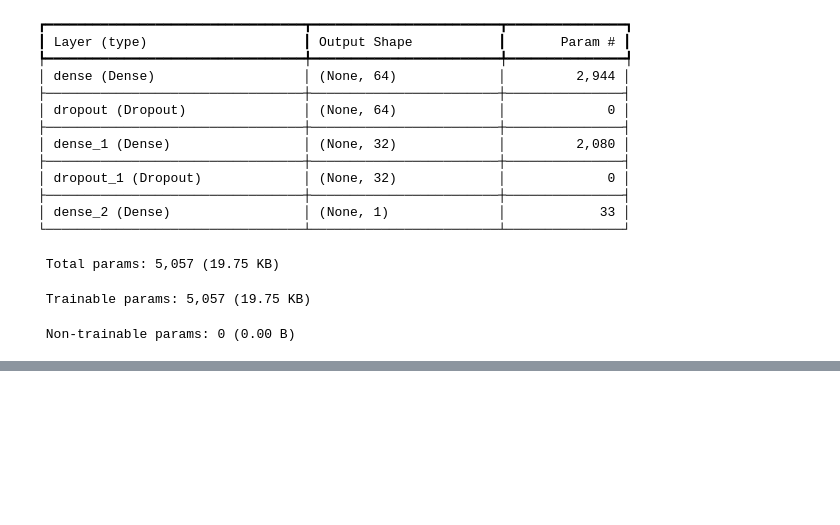
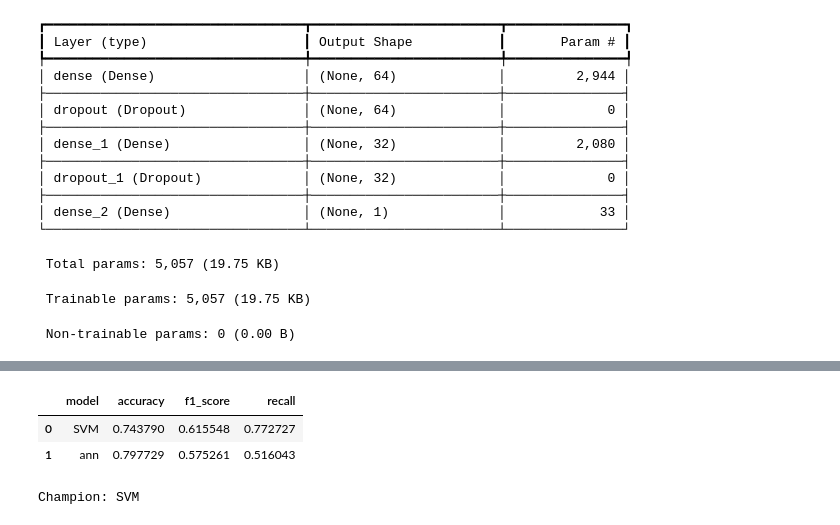
Before and after one commit to Rupam-Mondal/Retail_Mind, a Jupyter notebook: notebooks/day4_ANN.ipynb, the cells around one changed output, grey strips where cells are left out. Drawn from its saved outputs; the diff is of its cells as text; code cells hidden in the pictures; blank space fills up the shorter version.

```diff
--- a/notebooks/day4_ANN.ipynb
+++ b/notebooks/day4_ANN.ipynb
@@ -337,0 +357,4 @@ history.history["loss"]
+# %%
+y_prob = ann_model.predict(X_test_processed).ravel()
+
+y_pred = (y_prob >= 0.5).astype(int)
@@ -337,0 +363,14 @@ history.history["loss"]
+# %%
+from sklearn.metrics import accuracy_score, precision_score , recall_score , f1_score , classification_report , confusion_matrix
+
+ann_accuracy = accuracy_score(y_test_array , y_pred)
+print(ann_accuracy)
+
+ann_precision = precision_score(y_test_array , y_pred)
+print(ann_precision)
+
+ann_recall = recall_score(y_test_array , y_pred)
+print(ann_recall)
+
+ann_f1 = f1_score(y_test_array , y_pred)
+print(ann_f1)
@@ -337,0 +397,28 @@ history.history["loss"]
+# %%
+compare = pd.DataFrame(
+    [
+    {
+        'model': 'SVM',
+        'accuracy': 0.7437899219304471,
+        'f1_score': 0.6155484558040468,
+        'recall': 0.7727272727272727
+    },
+    {
+        "model":"ann",
+        "accuracy":ann_accuracy,
+        "f1_score":ann_f1,
+        "recall":ann_recall
+    }
+]
+)
+# %%
+comparison = compare.sort_values(
+    by="recall",
+    ascending=False
+)
+# %%
+comparison
+# %% [output]
+|  | model | accuracy | f1_score | recall |
+| 0 | SVM | 0.743790 | 0.615548 | 0.772727 |
+| 1 | ann | 0.797729 | 0.575261 | 0.516043 |
@@ -337,0 +427,4 @@ history.history["loss"]
+# %%
+print("Champion:" , champion["model"])
+# %% [output]
+Champion: SVM
```
Also changed, not shown: parts of 9 cells of this notebook, 1 other file.
